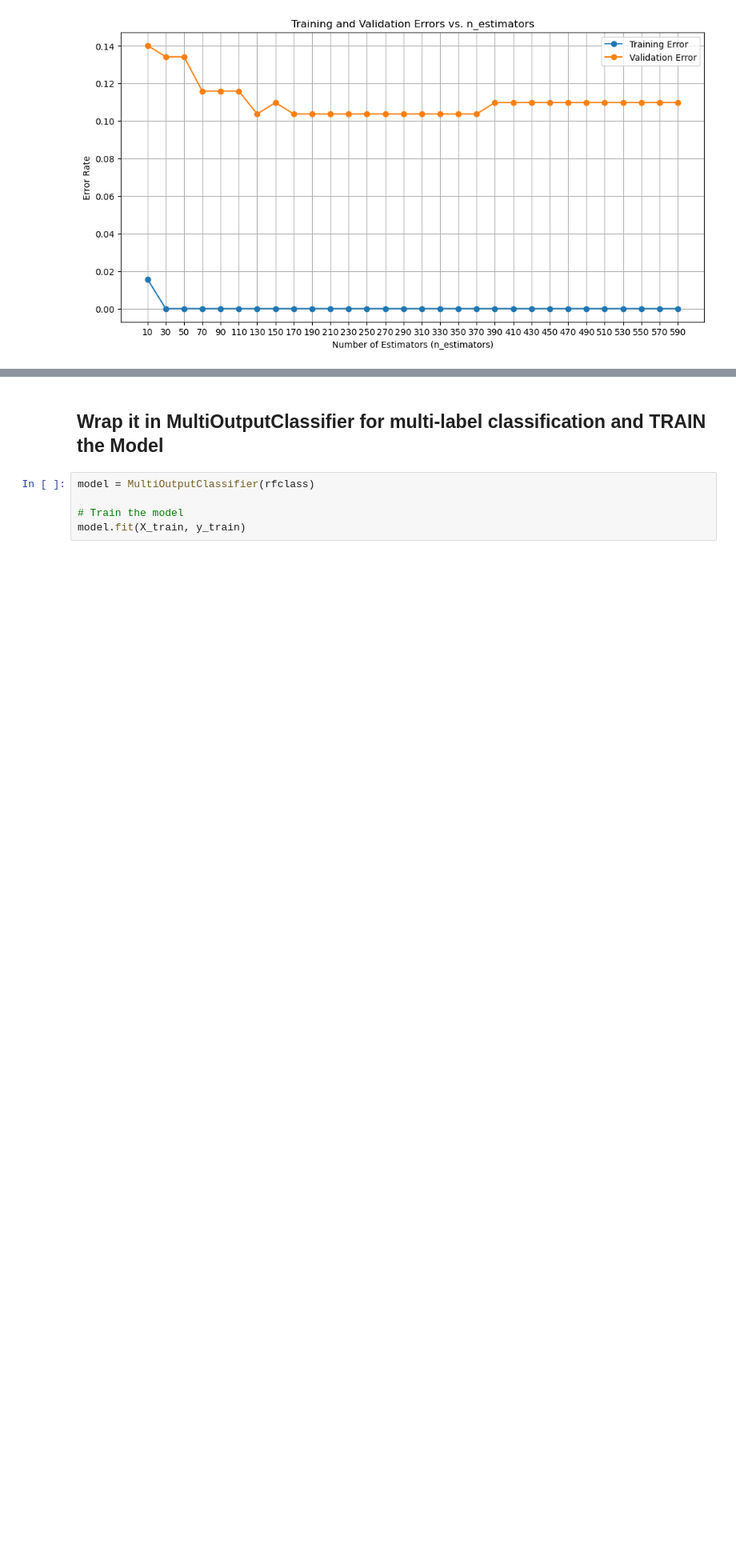
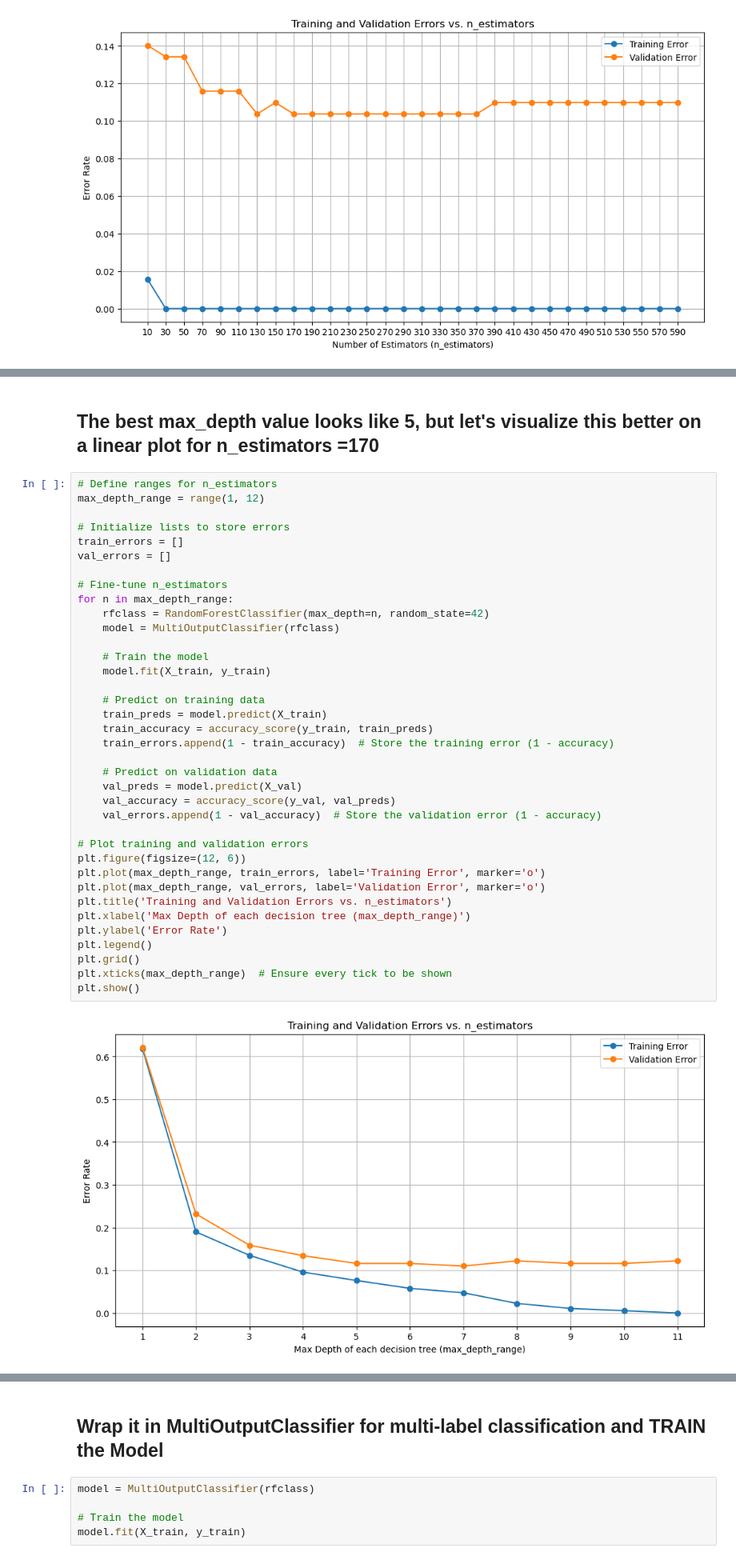
Before and after one commit to davneet721/Classifier_predict_population_from_genotype, a Jupyter notebook: Classifier_Genotype_to_Superpop.ipynb, the cells around one changed output, grey strips where cells are left out. Shown at 80% size. Cells and saved outputs as stored; diff of their text form; blank space fills up the shorter version.

```diff
--- a/Classifier_Genotype_to_Superpop.ipynb
+++ b/Classifier_Genotype_to_Superpop.ipynb
@@ -280,0 +348,41 @@ plt.show()
+# %% [markdown]
+## The best max_depth value looks like 5, but let's visualize this better on a linear plot for n_estimators =170
+# %%
+# Define ranges for n_estimators
+max_depth_range = range(1, 12)
+
+# Initialize lists to store errors
+train_errors = []
+val_errors = []
+
+# Fine-tune n_estimators
+for n in max_depth_range:
+    rfclass = RandomForestClassifier(max_depth=n, random_state=42)
+    model = MultiOutputClassifier(rfclass)
+
+    # Train the model
+    model.fit(X_train, y_train)
+
+    # Predict on training data
+    train_preds = model.predict(X_train)
+    train_accuracy = accuracy_score(y_train, train_preds)
+    train_errors.append(1 - train_accuracy)  # Store the training error (1 - accuracy)
+
+    # Predict on validation data
+    val_preds = model.predict(X_val)
+    val_accuracy = accuracy_score(y_val, val_preds)
+    val_errors.append(1 - val_accuracy)  # Store the validation error (1 - accuracy)
+
+# Plot training and validation errors
+plt.figure(figsize=(12, 6))
+plt.plot(max_depth_range, train_errors, label='Training Error', marker='o')
+plt.plot(max_depth_range, val_errors, label='Validation Error', marker='o')
+plt.title('Training and Validation Errors vs. n_estimators')
+plt.xlabel('Max Depth of each decision tree (max_depth_range)')
+plt.ylabel('Error Rate')
+plt.legend()
+plt.grid()
+plt.xticks(max_depth_range)  # Ensure every tick to be shown
+plt.show()
+# %% [output]
+[figure, added]
```
Also changed, not shown: parts of 16 cells of this notebook.
